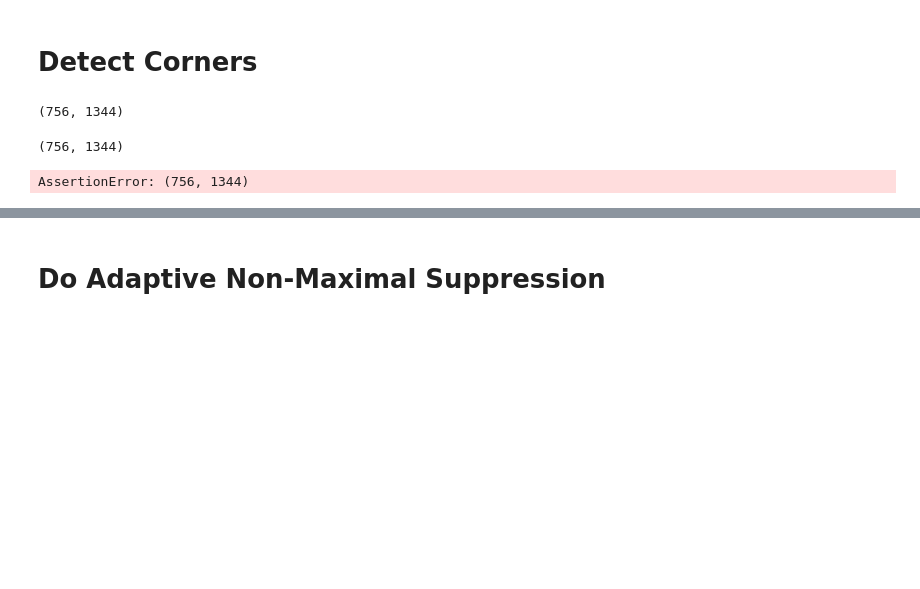
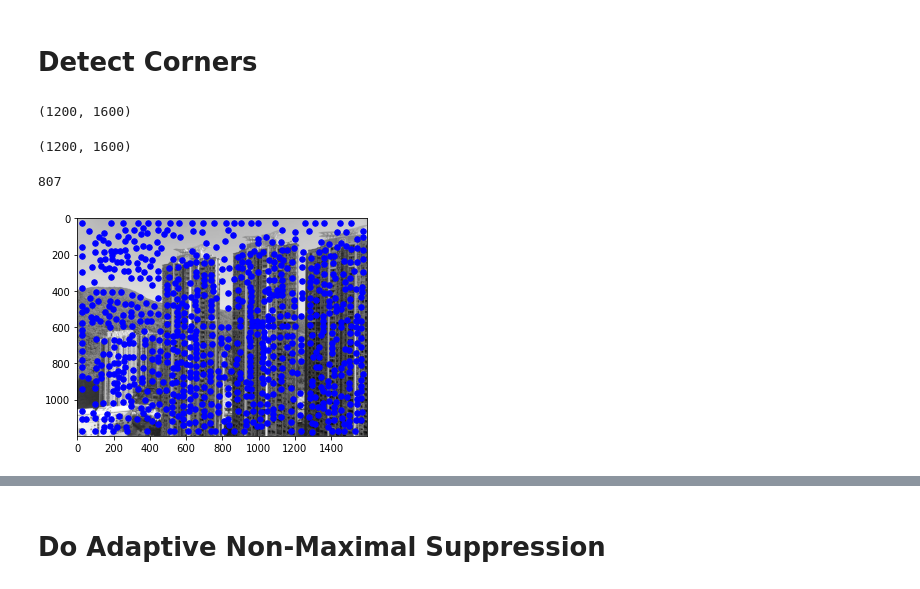
Before and after one commit to aprilsin/cs194-proj5, a Jupyter notebook: test.ipynb, the cells around one changed output, grey strips where cells are left out. Cells and saved outputs as stored; diff of their text form; code cells hidden in the pictures; blank space fills up the shorter version.

```diff
--- a/test.ipynb
+++ b/test.ipynb
@@ -19,23 +19,24 @@ from mops import *
 # %% [markdown]
 # Detect Corners
 # %%
-im1 = utils.read_img("data/plush1.jpg", gray=True)
+im1 = utils.read_img("data/lohas1.jpg", gray=True)
 im1.shape
 # %% [output]
-(756, 1344)
+(1200, 1600)
 # %%
-im2 = utils.read_img("data/plush2.jpg", gray=True)
+im2 = utils.read_img("data/lohas2.jpg", gray=True)
 im2.shape
 # %% [output]
-(756, 1344)
+(1200, 1600)
 # %%
 corners1 = get_corners(im1)
 len(corners1)
 # %% [output]
-AssertionError: (756, 1344)
+807
 # %%
-# utils.plot_corners(im1, np.array([c.coord for c in corners1]))
-# plt.imshow(strengths1)
+utils.plot_corners(im1, np.array([c.coord for c in corners1]))
+# %% [output]
+[figure, added]
 # %%
 corners2 = get_corners(im2)
 len(corners2)
```
Also changed, not shown: parts of 4 cells of this notebook, 2 other files.
